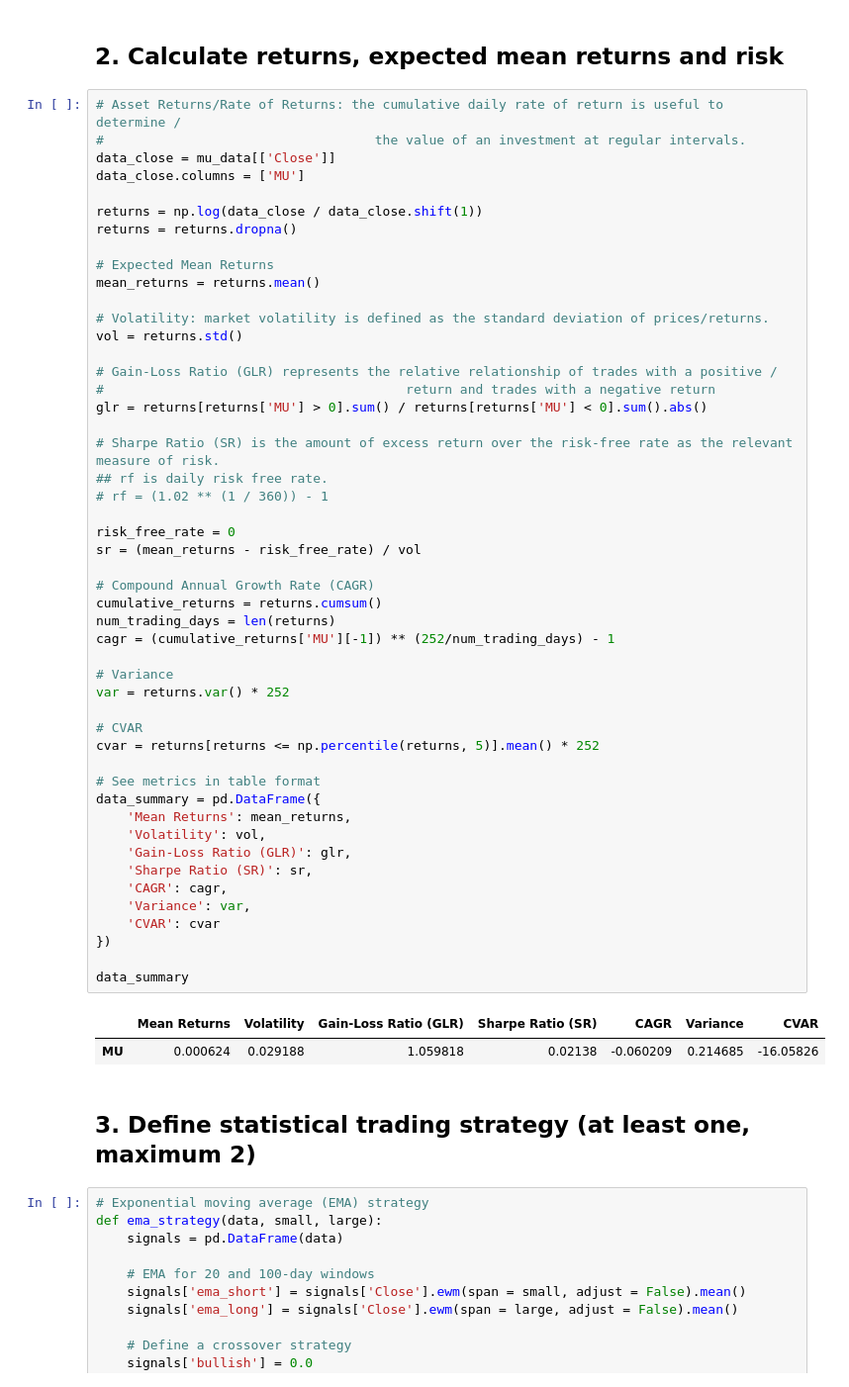
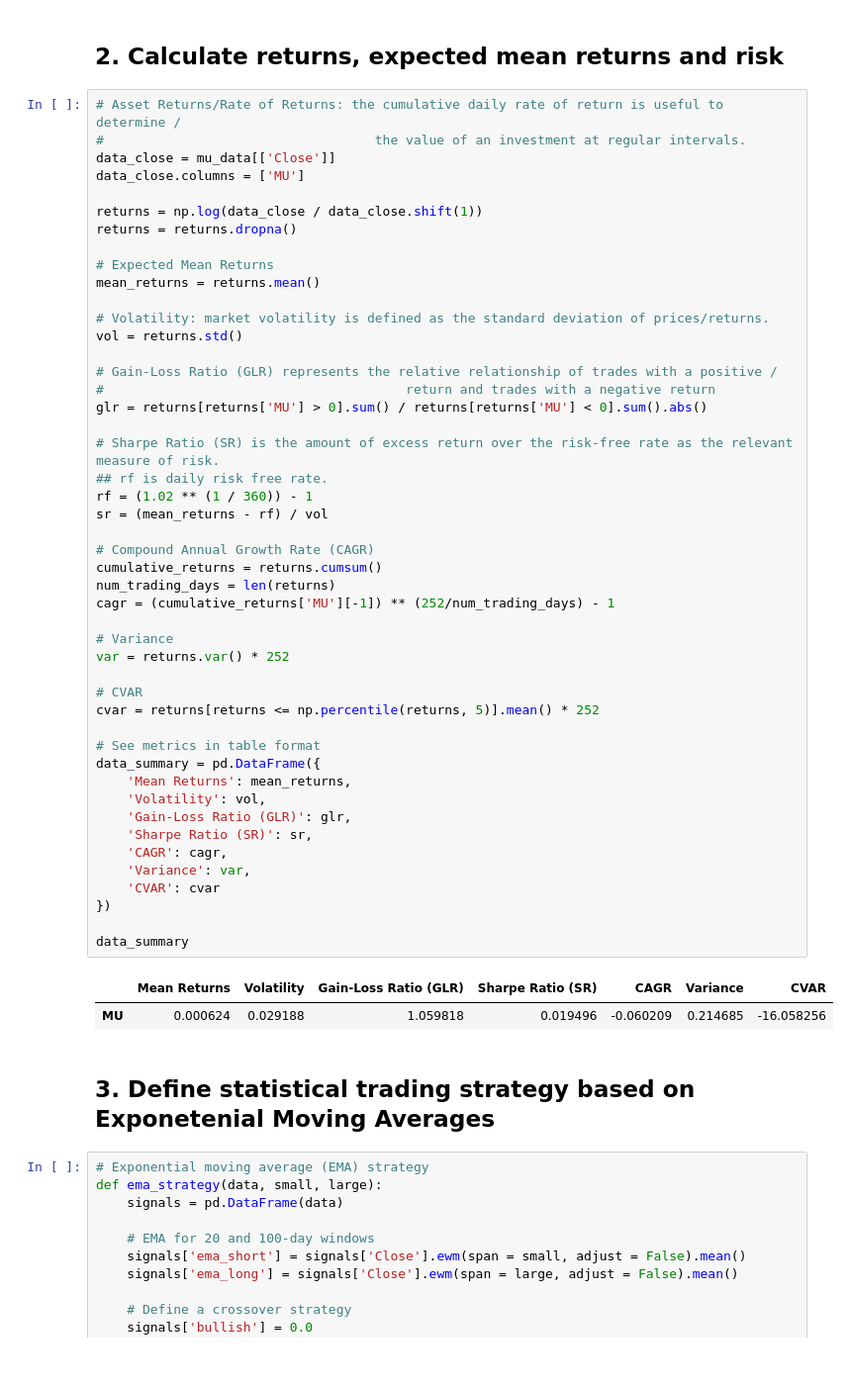
Before and after one commit to TomasCarvalho21/OEODProject, a Jupyter notebook: main.ipynb, the cells around one changed output. Shown: that part at 99% size. Cells and saved outputs as stored; diff of their text form.

```diff
--- a/main.ipynb
+++ b/main.ipynb
@@ -90,40 +90,38 @@ vol = returns.std()
 glr = returns[returns['MU'] > 0].sum() / returns[returns['MU'] < 0].sum().abs()
 
 # Sharpe Ratio (SR) is the amount of excess return over the risk-free rate as the relevant measure of risk.
 ## rf is daily risk free rate.
-# rf = (1.02 ** (1 / 360)) - 1
-
-risk_free_rate = 0
-sr = (mean_returns - risk_free_rate) / vol
+rf = (1.02 ** (1 / 360)) - 1
+sr = (mean_returns - rf) / vol
 
 # Compound Annual Growth Rate (CAGR)
 cumulative_returns = returns.cumsum()
 num_trading_days = len(returns)
 cagr = (cumulative_returns['MU'][-1]) ** (252/num_trading_days) - 1
 
 # Variance
 var = returns.var() * 252
 
 # CVAR
 cvar = returns[returns <= np.percentile(returns, 5)].mean() * 252
 
 # See metrics in table format
 data_summary = pd.DataFrame({
     'Mean Returns': mean_returns,
     'Volatility': vol,
     'Gain-Loss Ratio (GLR)': glr,
     'Sharpe Ratio (SR)': sr,
     'CAGR': cagr,
     'Variance': var,
     'CVAR': cvar
 })
 
 data_summary
 # %% [output]
 |  | Mean Returns | Volatility | Gain-Loss Ratio (GLR) | Sharpe Ratio (SR) | CAGR | Variance | CVAR |
-| MU | 0.000624 | 0.029188 | 1.059818 | 0.02138 | -0.060209 | 0.214685 | -16.05826 |
+| MU | 0.000624 | 0.029188 | 1.059818 | 0.019496 | -0.060209 | 0.214685 | -16.058256 |
 # %% [markdown]
-## 3. Define statistical trading strategy (at least one, maximum 2)
+## 3. Define statistical trading strategy based on Exponetenial Moving Averages
 # %%
 # Exponential moving average (EMA) strategy
 def ema_strategy(data, small, large):
```
Also changed, not shown: parts of 15 cells of this notebook, 1 other file.
